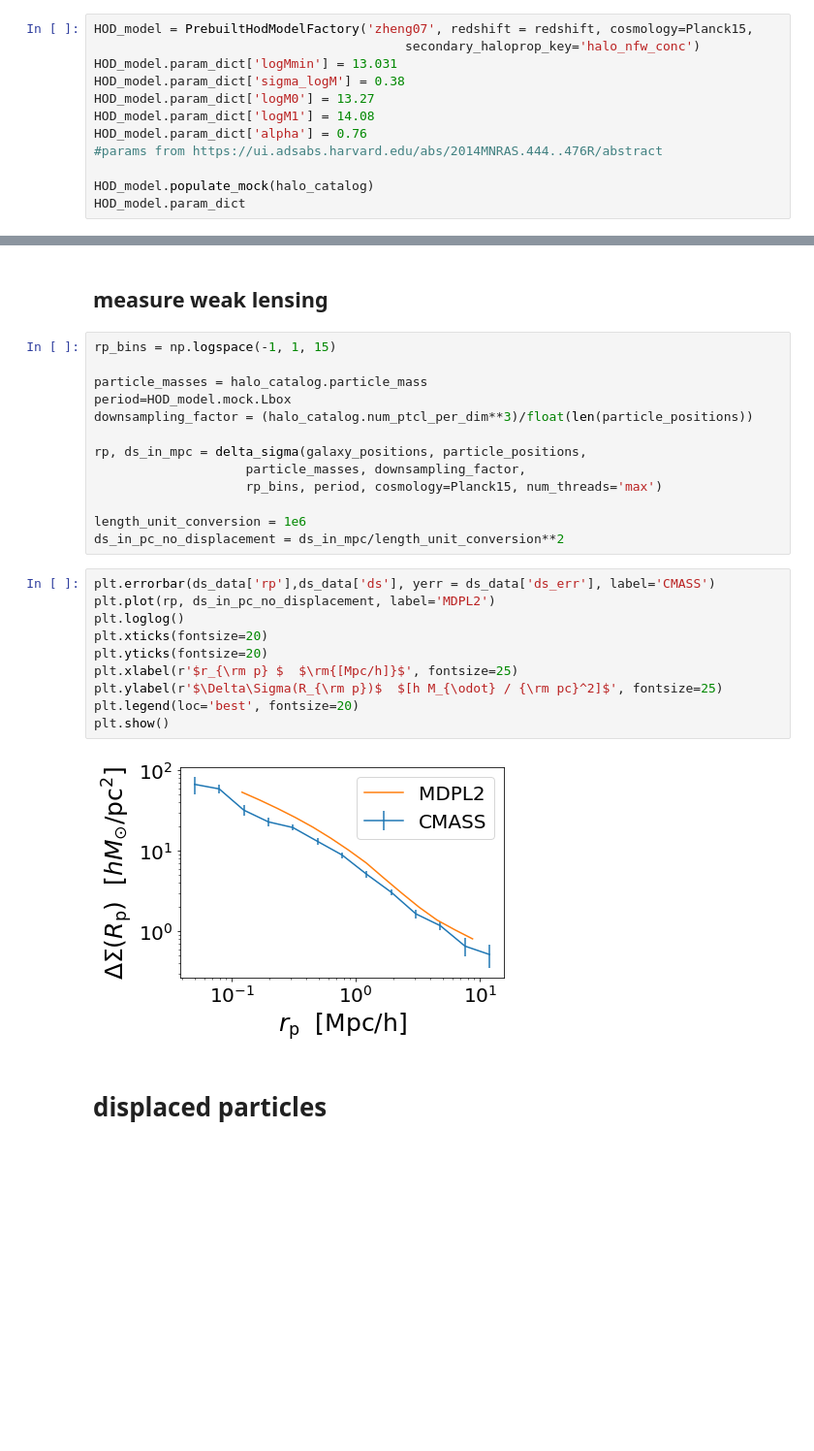
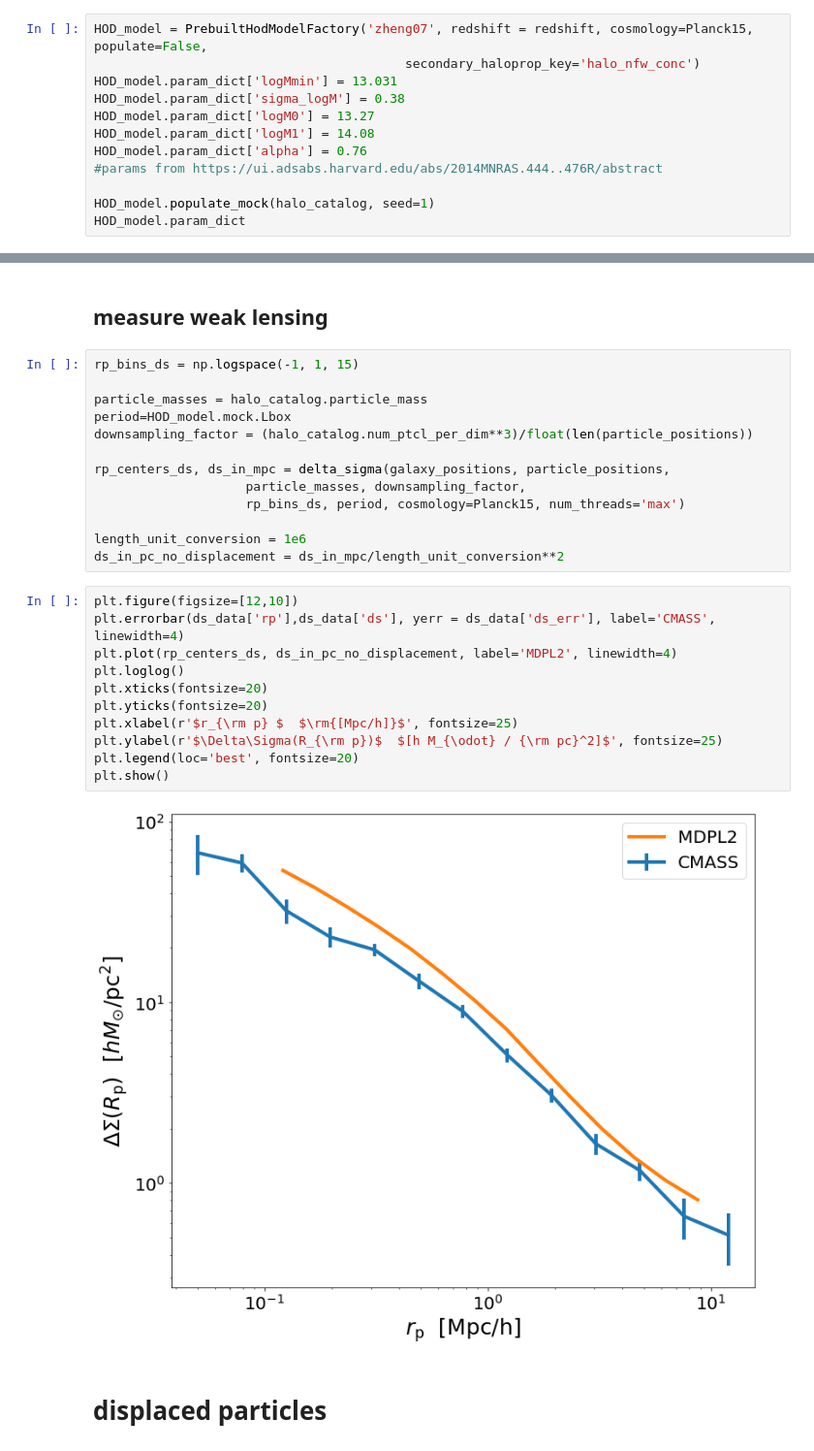
Before and after one commit to f-ardila/baryonic_effects, a Jupyter notebook: CMASS/CMASS_MDPL_displacement_wp_DS.ipynb, the cells around one changed output, grey strips where cells are left out. Shown at 97% size. Drawn from its saved outputs; the diff is of its cells as text; blank space fills up the shorter version.

```diff
--- a/CMASS/CMASS_MDPL_displacement_wp_DS.ipynb
+++ b/CMASS/CMASS_MDPL_displacement_wp_DS.ipynb
@@ -181,7 +185,7 @@ Creating catalogs...
 # %% [markdown]
 ### create HOD
 # %%
-HOD_model = PrebuiltHodModelFactory('zheng07', redshift = redshift, cosmology=Planck15,
+HOD_model = PrebuiltHodModelFactory('zheng07', redshift = redshift, cosmology=Planck15, populate=False,
                                          secondary_haloprop_key='halo_nfw_conc')
 HOD_model.param_dict['logMmin'] = 13.031
 HOD_model.param_dict['sigma_logM'] = 0.38
@@ -190,7 +194,7 @@ HOD_model.param_dict['logM1'] = 14.08
 HOD_model.param_dict['alpha'] = 0.76
 #params from https://ui.adsabs.harvard.edu/abs/2014MNRAS.444..476R/abstract
 
-HOD_model.populate_mock(halo_catalog)
+HOD_model.populate_mock(halo_catalog, seed=1)
 HOD_model.param_dict
 # %% [output]
 {'logMmin': 13.031,
@@ -230,30 +235,31 @@ plt.show()
 # %% [markdown]
 ## measure weak lensing
 # %%
-rp_bins = np.logspace(-1, 1, 15)
+rp_bins_ds = np.logspace(-1, 1, 15)
 
 particle_masses = halo_catalog.particle_mass
 period=HOD_model.mock.Lbox
 downsampling_factor = (halo_catalog.num_ptcl_per_dim**3)/float(len(particle_positions))
 
-rp, ds_in_mpc = delta_sigma(galaxy_positions, particle_positions,
+rp_centers_ds, ds_in_mpc = delta_sigma(galaxy_positions, particle_positions,
                     particle_masses, downsampling_factor,
-                    rp_bins, period, cosmology=Planck15, num_threads='max')
+                    rp_bins_ds, period, cosmology=Planck15, num_threads='max')
 
 length_unit_conversion = 1e6
 ds_in_pc_no_displacement = ds_in_mpc/length_unit_conversion**2
 # %%
-plt.errorbar(ds_data['rp'],ds_data['ds'], yerr = ds_data['ds_err'], label='CMASS')
-plt.plot(rp, ds_in_pc_no_displacement, label='MDPL2')
+plt.figure(figsize=[12,10])
+plt.errorbar(ds_data['rp'],ds_data['ds'], yerr = ds_data['ds_err'], label='CMASS', linewidth=4)
+plt.plot(rp_centers_ds, ds_in_pc_no_displacement, label='MDPL2', linewidth=4)
 plt.loglog()
 plt.xticks(fontsize=20)
 plt.yticks(fontsize=20)
 plt.xlabel(r'$r_{\rm p} $  $\rm{[Mpc/h]}$', fontsize=25)
 plt.ylabel(r'$\Delta\Sigma(R_{\rm p})$  $[h M_{\odot} / {\rm pc}^2]$', fontsize=25)
 plt.legend(loc='best', fontsize=20)
 plt.show()
 # %% [output]
-[figure, old version]
+[figure, new version]
 # %% [markdown]
 # displaced particles
 # %%
```
Also changed, not shown: parts of 15 cells of this notebook, 1 other file.
